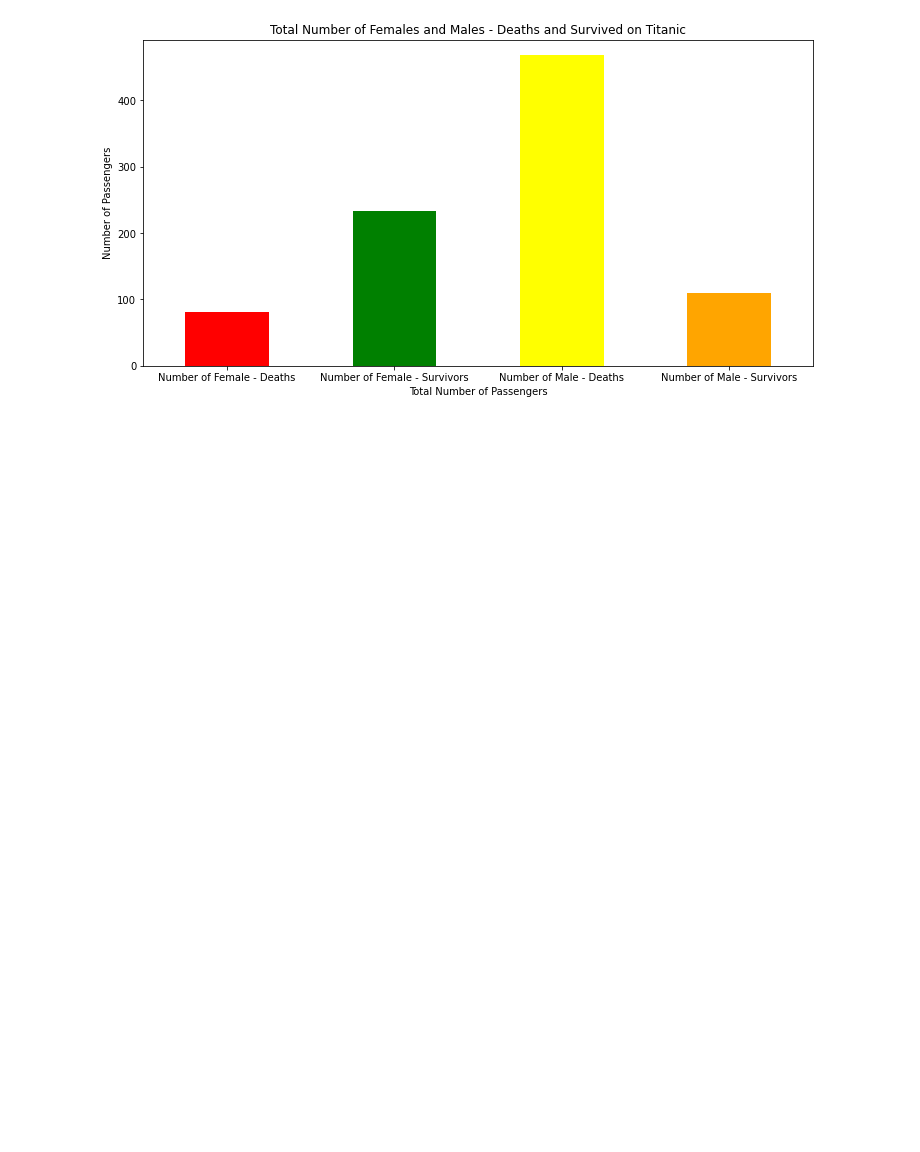
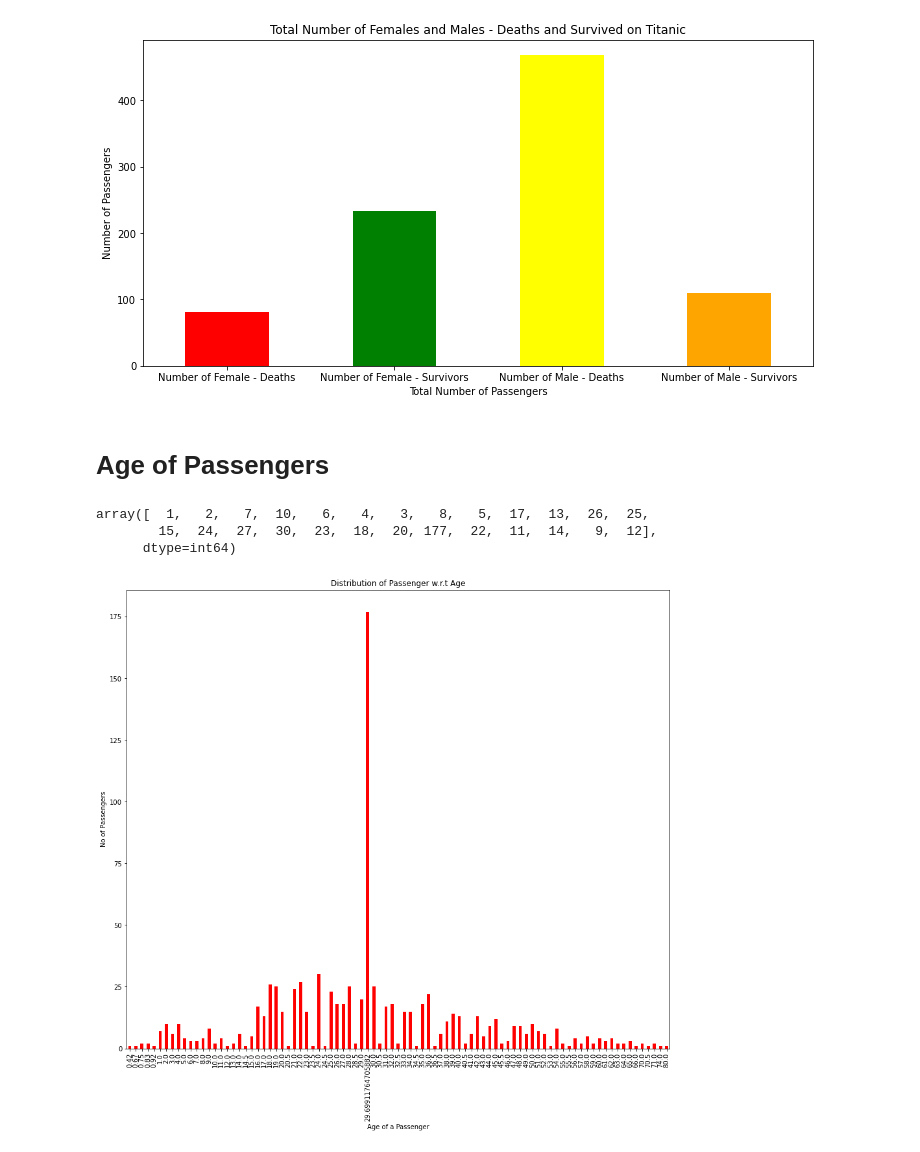
Before and after one commit to SajidMajeed92/UGD-Data-Visualization-Batch6-7, a Jupyter notebook: Week 6/Titanic Data Analysis.ipynb, the cells around one changed output. Drawn from its saved outputs; the diff is of its cells as text; code cells hidden in the pictures; blank space fills up the shorter version.

```diff
--- a/Week 6/Titanic Data Analysis.ipynb
+++ b/Week 6/Titanic Data Analysis.ipynb
@@ -278,3 +278,20 @@ plt.title("Total Number of Females and Males - Deaths and Survived on Titanic")
 plt.show()
 # %% [output]
 [figure]
+# %% [markdown]
+# Age of Passengers
+# %%
+passenger_age = df.groupby('Age').size()
+passenger_age.unique()
+# %% [output]
+array([  1,   2,   7,  10,   6,   4,   3,   8,   5,  17,  13,  26,  25,
+        15,  24,  27,  30,  23,  18,  20, 177,  22,  11,  14,   9,  12],
+      dtype=int64)
+# %%
+passenger_age.plot(kind='bar',figsize=(15,13),color='r')
+plt.title("Distribution of Passenger w.r.t Age")
+plt.xlabel("Age of a Passenger")
+plt.ylabel("No of Passengers")
+plt.show()
+# %% [output]
+[figure, added]
```
Also changed, not shown: parts of 20 cells of this notebook.
